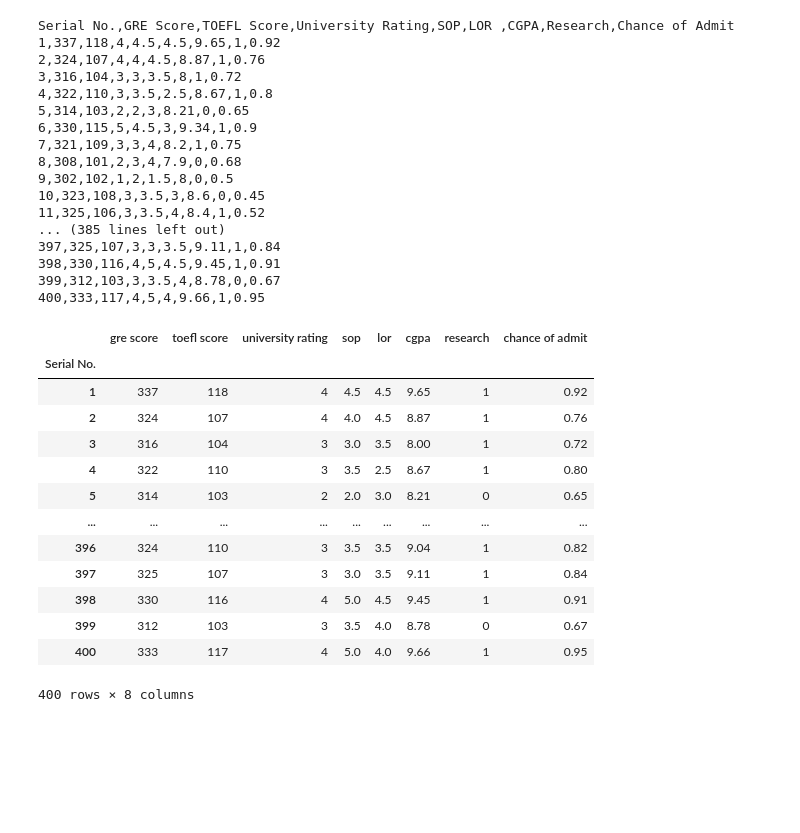
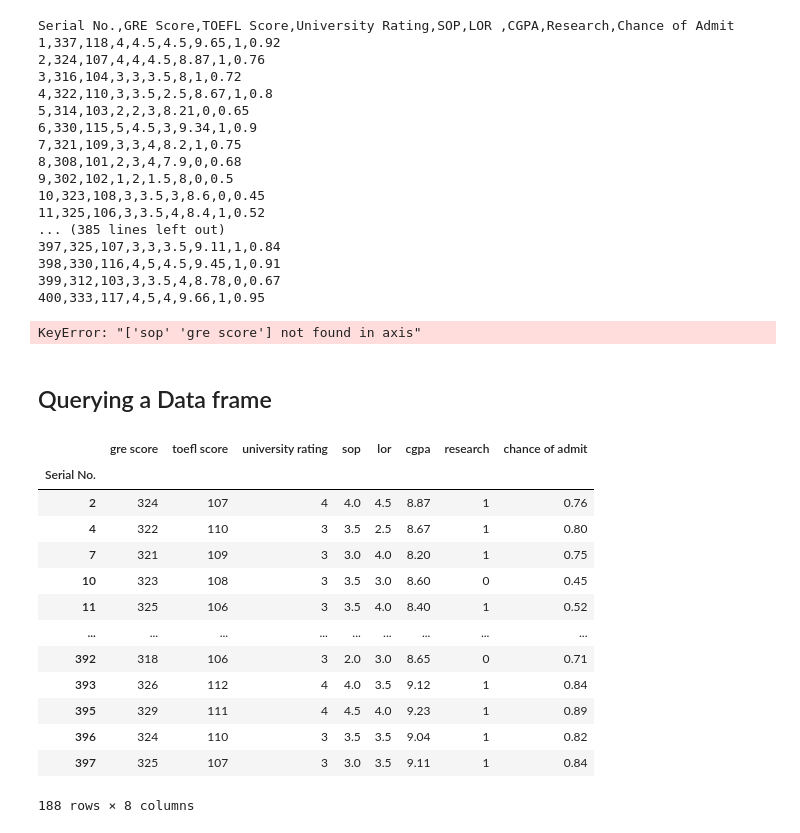
Before and after one commit to thedataengineer/learningPandas, a Jupyter notebook: DataFrame-2.ipynb, the cells around one changed output. Saved outputs shown, nothing was run; the diff lists cells and outputs as text; code cells hidden in the pictures; blank space fills up the shorter version.

```diff
--- a/DataFrame-2.ipynb
+++ b/DataFrame-2.ipynb
@@ -38,19 +38,28 @@ cols = [x.lower().strip() for x in cols]
 # %%
 df.columns = cols
 # %%
-df
+df.drop(['sop','gre score'])
 # %% [output]
-|  | gre score | toefl score | university rating | sop | lor | cgpa | research | chance of admit |
-| Serial No. |  |  |  |  |  |  |  |  |
-| 1 | 337 | 118 | 4 | 4.5 | 4.5 | 9.65 | 1 | 0.92 |
-| 2 | 324 | 107 | 4 | 4.0 | 4.5 | 8.87 | 1 | 0.76 |
-| 3 | 316 | 104 | 3 | 3.0 | 3.5 | 8.00 | 1 | 0.72 |
-| 4 | 322 | 110 | 3 | 3.5 | 2.5 | 8.67 | 1 | 0.80 |
-| 5 | 314 | 103 | 2 | 2.0 | 3.0 | 8.21 | 0 | 0.65 |
-| ... | ... | ... | ... | ... | ... | ... | ... | ... |
-| 396 | 324 | 110 | 3 | 3.5 | 3.5 | 9.04 | 1 | 0.82 |
-| 397 | 325 | 107 | 3 | 3.0 | 3.5 | 9.11 | 1 | 0.84 |
-| 398 | 330 | 116 | 4 | 5.0 | 4.5 | 9.45 | 1 | 0.91 |
-| 399 | 312 | 103 | 3 | 3.5 | 4.0 | 8.78 | 0 | 0.67 |
-| 400 | 333 | 117 | 4 | 5.0 | 4.0 | 9.66 | 1 | 0.95 |
-400 rows × 8 columns
+KeyError: "['sop' 'gre score'] not found in axis"
+# %% [markdown]
+## Querying a Data frame
+# %%
+df = pd.read_csv('datasets/Admission_Predict.csv', index_col = 0)
+df.columns = [x.lower().strip() for x in df.columns]
+# %%
+df[(df['toefl score'] > 105) & (df['toefl score'] < 115)]
+# %% [output]
+|  | gre score | toefl score | university rating | sop | lor | cgpa | research | chance of admit |
+| Serial No. |  |  |  |  |  |  |  |  |
+| 2 | 324 | 107 | 4 | 4.0 | 4.5 | 8.87 | 1 | 0.76 |
+| 4 | 322 | 110 | 3 | 3.5 | 2.5 | 8.67 | 1 | 0.80 |
+| 7 | 321 | 109 | 3 | 3.0 | 4.0 | 8.20 | 1 | 0.75 |
+| 10 | 323 | 108 | 3 | 3.5 | 3.0 | 8.60 | 0 | 0.45 |
+| 11 | 325 | 106 | 3 | 3.5 | 4.0 | 8.40 | 1 | 0.52 |
+| ... | ... | ... | ... | ... | ... | ... | ... | ... |
+| 392 | 318 | 106 | 3 | 2.0 | 3.0 | 8.65 | 0 | 0.71 |
+| 393 | 326 | 112 | 4 | 4.0 | 3.5 | 9.12 | 1 | 0.84 |
+| 395 | 329 | 111 | 4 | 4.5 | 4.0 | 9.23 | 1 | 0.89 |
+| 396 | 324 | 110 | 3 | 3.5 | 3.5 | 9.04 | 1 | 0.82 |
+| 397 | 325 | 107 | 3 | 3.0 | 3.5 | 9.11 | 1 | 0.84 |
+188 rows × 8 columns
```
Also changed, not shown: parts of 69 cells of this notebook, 2 other files.
